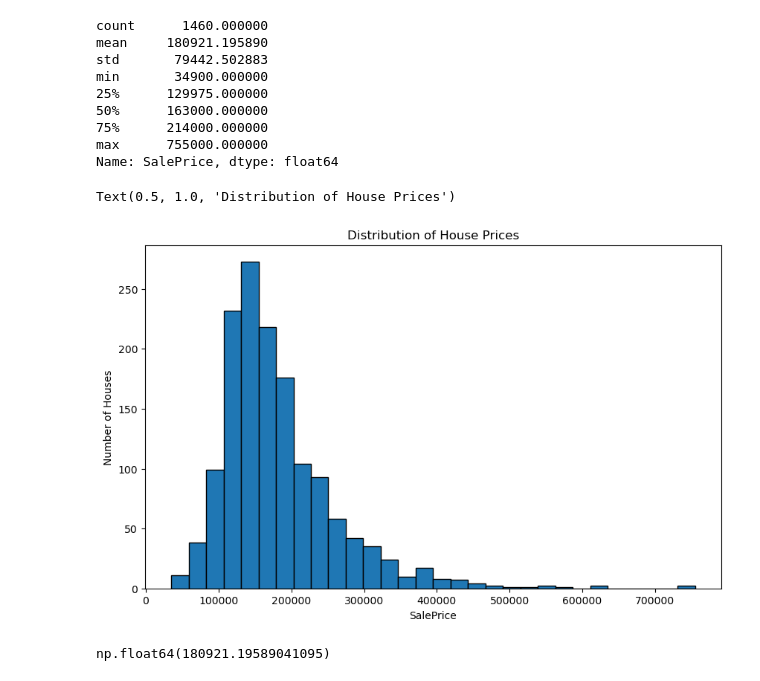
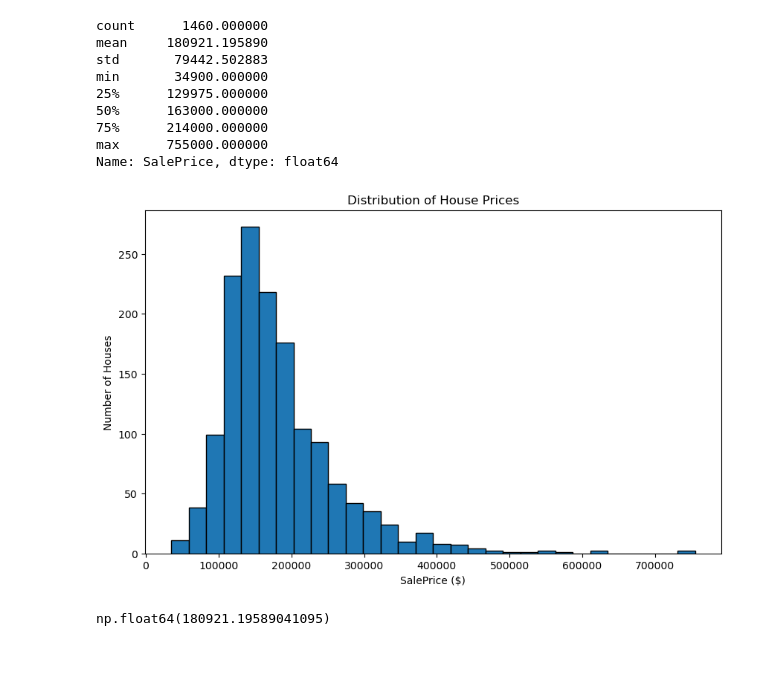
Before and after one commit to bacoscamadalina/HousePricePrediction, a Jupyter notebook: housepriceprediction.ipynb, the cells around one changed output. Drawn from its saved outputs; the diff is of its cells as text; code cells hidden in the pictures.

```diff
--- a/housepriceprediction.ipynb
+++ b/housepriceprediction.ipynb
@@ -51,14 +77,14 @@ min       34900.000000
 max      755000.000000
 Name: SalePrice, dtype: float64
 # %%
-# Histogram
-
+# Histogram distribution of SalePrice
 plt.figure(figsize=(10,6))
 plt.hist(train_data["SalePrice"], bins=30, edgecolor="black")
 
-plt.xlabel("SalePrice")
+plt.xlabel("SalePrice ($)")
 plt.ylabel("Number of Houses")
 plt.title("Distribution of House Prices")
+
+plt.show()
 # %% [output]
-Text(0.5, 1.0, 'Distribution of House Prices')
-[figure, old version]
+[figure, new version]
```
Also changed, not shown: parts of 92 cells of this notebook, 3 other files.
